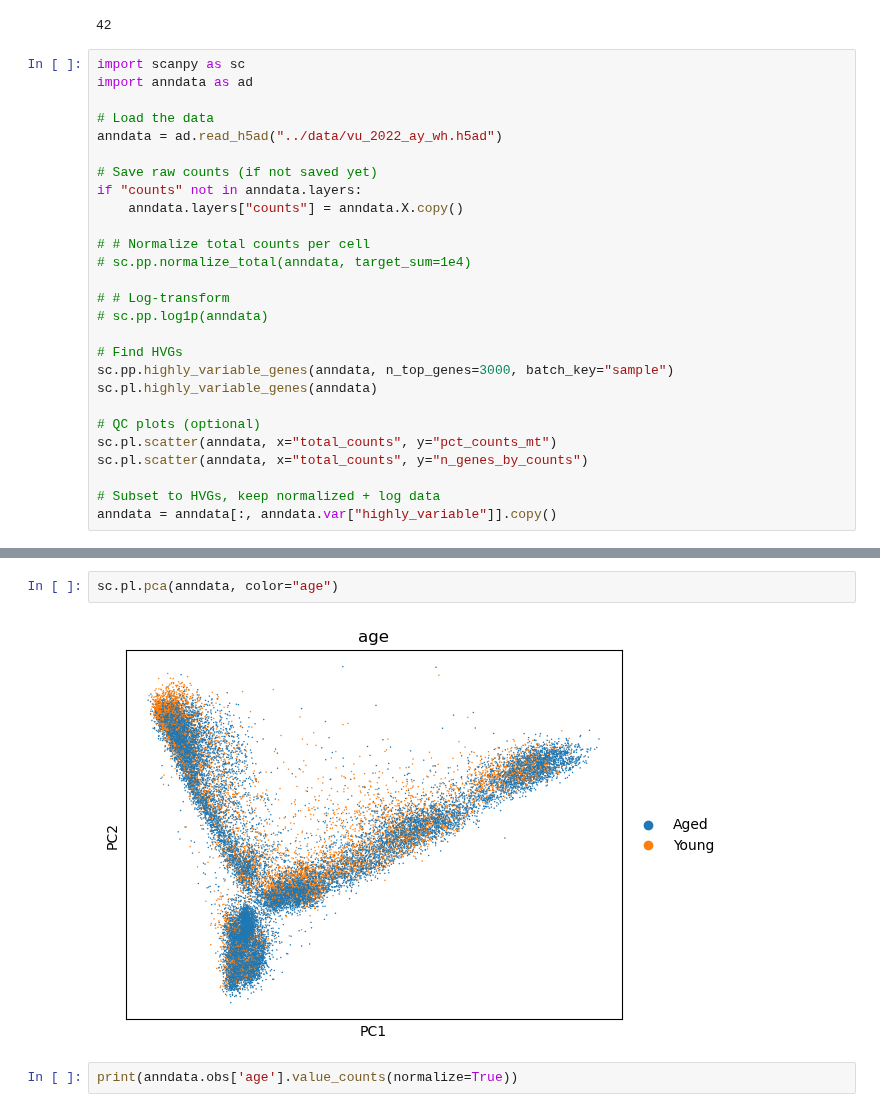
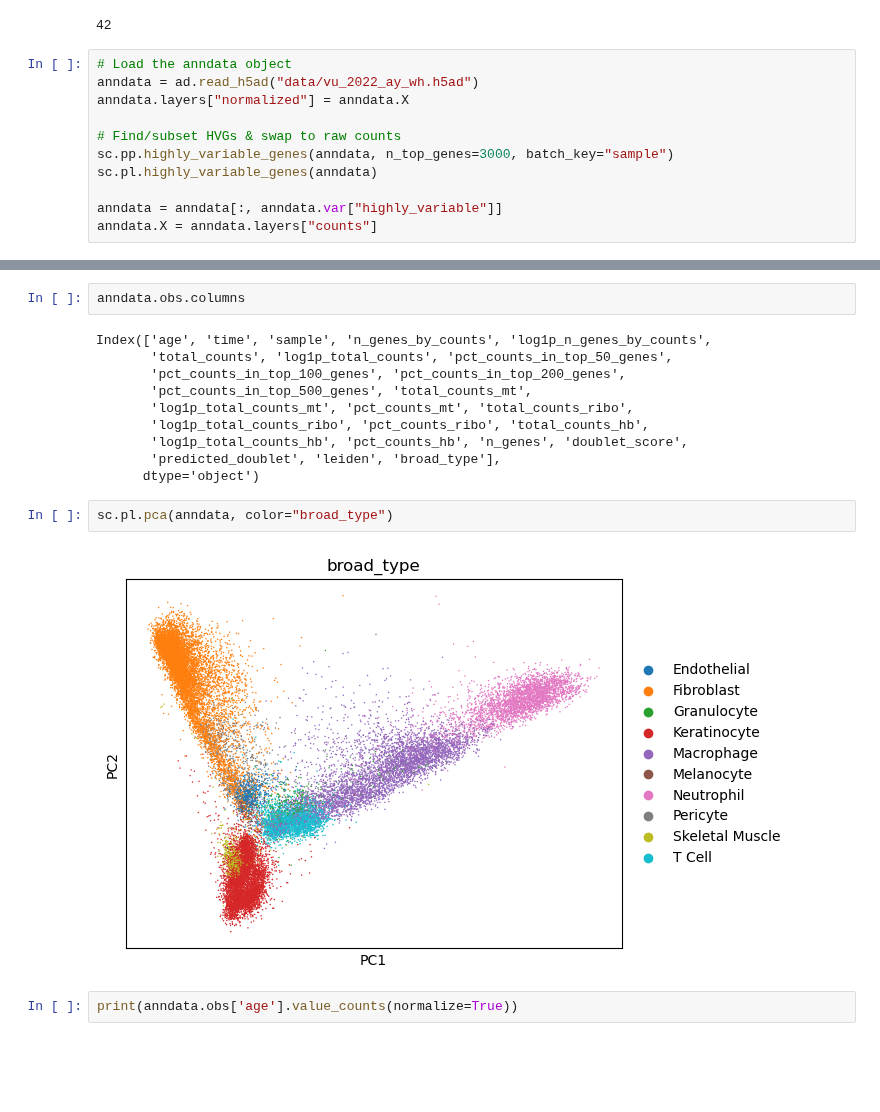
Before and after one commit to kreid415/wasserstein-critic-deconfounding, a Jupyter notebook: notebooks/VAE.ipynb, the cells around one changed output, grey strips where cells are left out. Cells and saved outputs as stored; diff of their text form; blank space fills up the shorter version.

```diff
--- a/notebooks/VAE.ipynb
+++ b/notebooks/VAE.ipynb
@@ -26,31 +22,15 @@ pl.seed_everything(42)
 Seed set to 42
 42
 # %%
-import scanpy as sc
-import anndata as ad
+# Load the anndata object
+anndata = ad.read_h5ad("data/vu_2022_ay_wh.h5ad")
+anndata.layers["normalized"] = anndata.X
 
-# Load the data
-anndata = ad.read_h5ad("../data/vu_2022_ay_wh.h5ad")
-
-# Save raw counts (if not saved yet)
-if "counts" not in anndata.layers:
-    anndata.layers["counts"] = anndata.X.copy()
-
-# # Normalize total counts per cell
-# sc.pp.normalize_total(anndata, target_sum=1e4)
-
-# # Log-transform
-# sc.pp.log1p(anndata)
-
-# Find HVGs
+# Find/subset HVGs & swap to raw counts
 sc.pp.highly_variable_genes(anndata, n_top_genes=3000, batch_key="sample")
 sc.pl.highly_variable_genes(anndata)
 
-# QC plots (optional)
-sc.pl.scatter(anndata, x="total_counts", y="pct_counts_mt")
-sc.pl.scatter(anndata, x="total_counts", y="n_genes_by_counts")
-
-# Subset to HVGs, keep normalized + log data
-anndata = anndata[:, anndata.var["highly_variable"]].copy()
+anndata = anndata[:, anndata.var["highly_variable"]]
+anndata.X = anndata.layers["counts"]
 # %% [output]
 [figure]
@@ -89,10 +67,22 @@ Checking for NaNs in anndata.layers['counts']: False
 Checking for infinite values in anndata.layers['counts']: False
 Max value in anndata.layers['counts']: 20087.0
 Min value in anndata.layers['counts']: 0.0
+# %%
+anndata.obs.columns
+# %% [output]
+Index(['age', 'time', 'sample', 'n_genes_by_counts', 'log1p_n_genes_by_counts',
+       'total_counts', 'log1p_total_counts', 'pct_counts_in_top_50_genes',
+       'pct_counts_in_top_100_genes', 'pct_counts_in_top_200_genes',
+       'pct_counts_in_top_500_genes', 'total_counts_mt',
+       'log1p_total_counts_mt', 'pct_counts_mt', 'total_counts_ribo',
+       'log1p_total_counts_ribo', 'pct_counts_ribo', 'total_counts_hb',
+       'log1p_total_counts_hb', 'pct_counts_hb', 'n_genes', 'doublet_score',
+       'predicted_doublet', 'leiden', 'broad_type'],
+      dtype='object')
 # %%
-sc.pl.pca(anndata, color="age")
+sc.pl.pca(anndata, color="broad_type")
 # %% [output]
-[figure, old version]
+[figure, new version]
 # %%
 print(anndata.obs['age'].value_counts(normalize=True))
 # %% [output]
```
Also changed, not shown: parts of 10 cells of this notebook, 6 other files.
